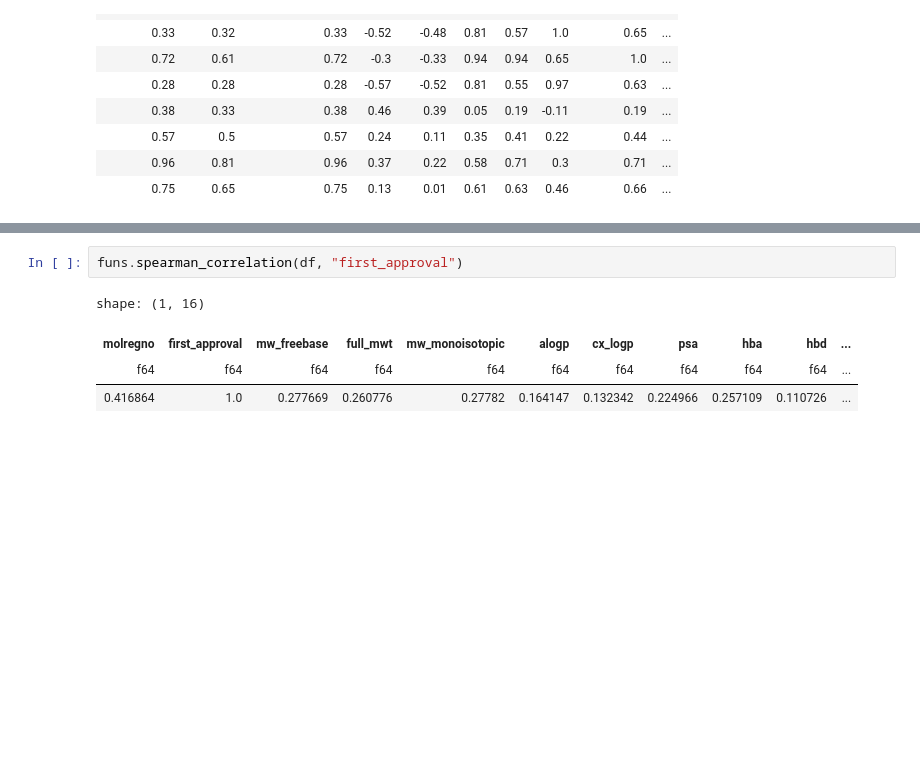
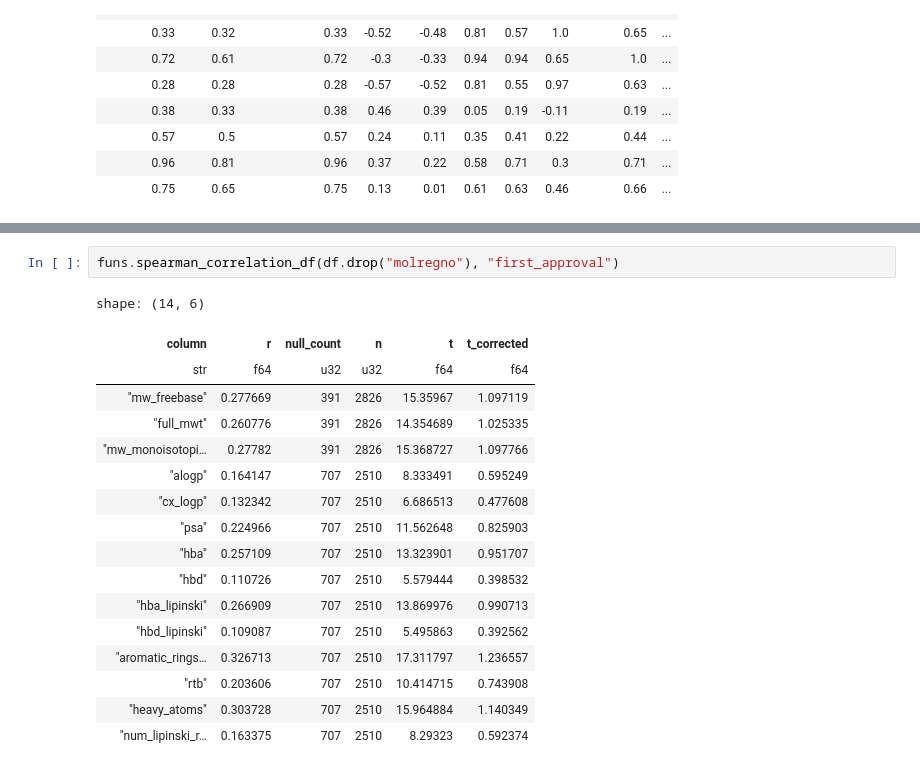
Before and after one commit to Martijn-Sturm/ads-code, a Jupyter notebook: scripts/explore.ipynb, the cells around one changed output, grey strips where cells are left out. Saved outputs shown, nothing was run; the diff lists cells and outputs as text; blank space fills up the shorter version.

```diff
--- a/scripts/explore.ipynb
+++ b/scripts/explore.ipynb
@@ -43,7 +43,20 @@ px.imshow(properties_correlation, text_auto=True, title="Pearson Correlation Pro
 # %%
-funs.spearman_correlation(df, "first_approval")
+funs.spearman_correlation_df(df.drop("molregno"), "first_approval")
 # %% [output]
-shape: (1, 16)
+shape: (14, 6)
-| molregno | first_approval | mw_freebase | full_mwt | mw_monoisotopic | alogp | cx_logp | psa | hba | hbd | ... |
-| f64 | f64 | f64 | f64 | f64 | f64 | f64 | f64 | f64 | f64 | ... |
-| 0.416864 | 1.0 | 0.277669 | 0.260776 | 0.27782 | 0.164147 | 0.132342 | 0.224966 | 0.257109 | 0.110726 | ... |
+| column | r | null_count | n | t | t_corrected |
+| str | f64 | u32 | u32 | f64 | f64 |
+| "mw_freebase" | 0.277669 | 391 | 2826 | 15.35967 | 1.097119 |
+| "full_mwt" | 0.260776 | 391 | 2826 | 14.354689 | 1.025335 |
+| "mw_monoisotopi… | 0.27782 | 391 | 2826 | 15.368727 | 1.097766 |
+| "alogp" | 0.164147 | 707 | 2510 | 8.333491 | 0.595249 |
+| "cx_logp" | 0.132342 | 707 | 2510 | 6.686513 | 0.477608 |
+| "psa" | 0.224966 | 707 | 2510 | 11.562648 | 0.825903 |
+| "hba" | 0.257109 | 707 | 2510 | 13.323901 | 0.951707 |
+| "hbd" | 0.110726 | 707 | 2510 | 5.579444 | 0.398532 |
+| "hba_lipinski" | 0.266909 | 707 | 2510 | 13.869976 | 0.990713 |
+| "hbd_lipinski" | 0.109087 | 707 | 2510 | 5.495863 | 0.392562 |
+| "aromatic_rings… | 0.326713 | 707 | 2510 | 17.311797 | 1.236557 |
+| "rtb" | 0.203606 | 707 | 2510 | 10.414715 | 0.743908 |
+| "heavy_atoms" | 0.303728 | 707 | 2510 | 15.964884 | 1.140349 |
+| "num_lipinski_r… | 0.163375 | 707 | 2510 | 8.29323 | 0.592374 |
```
Also changed, not shown: parts of 3 cells of this notebook, 6 other files.
